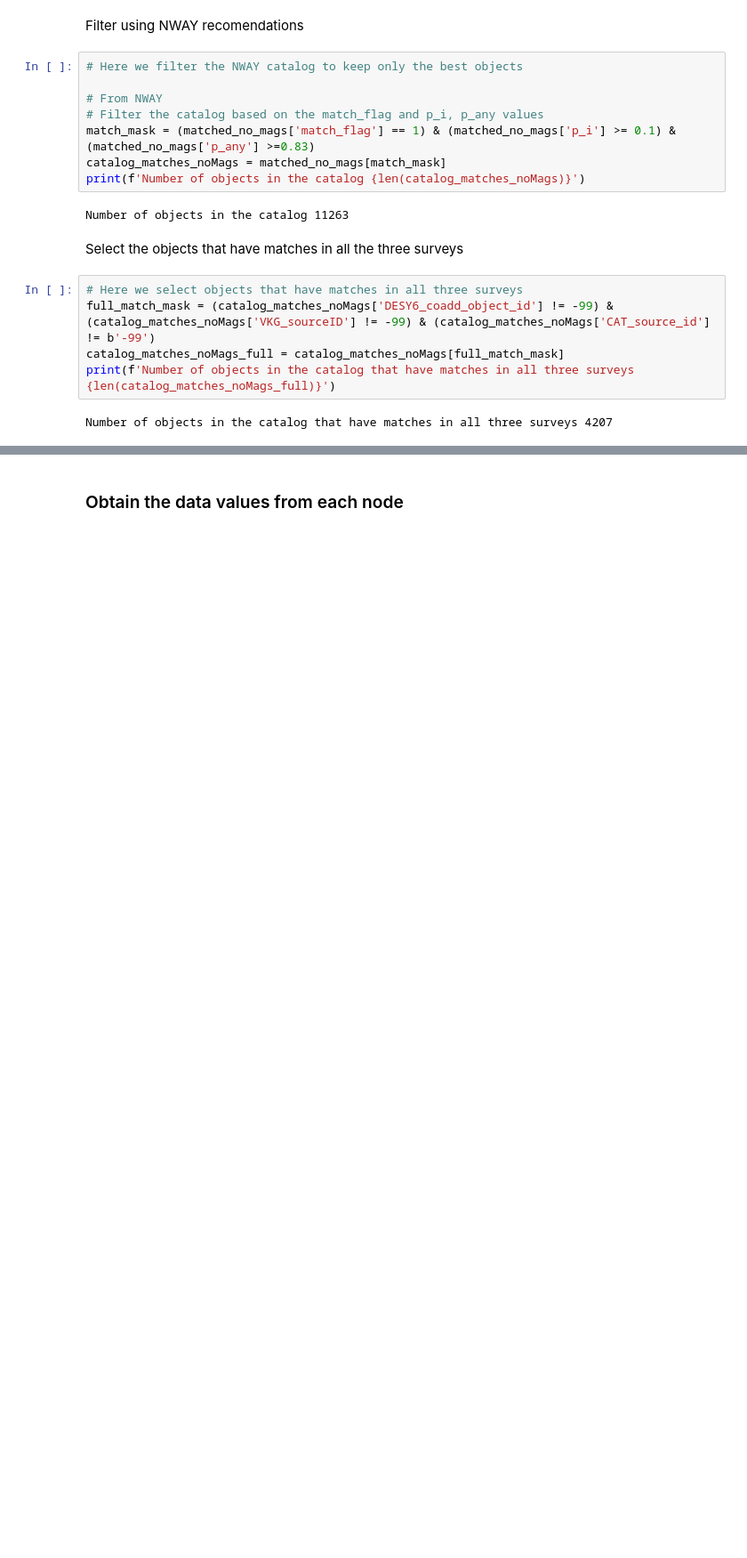
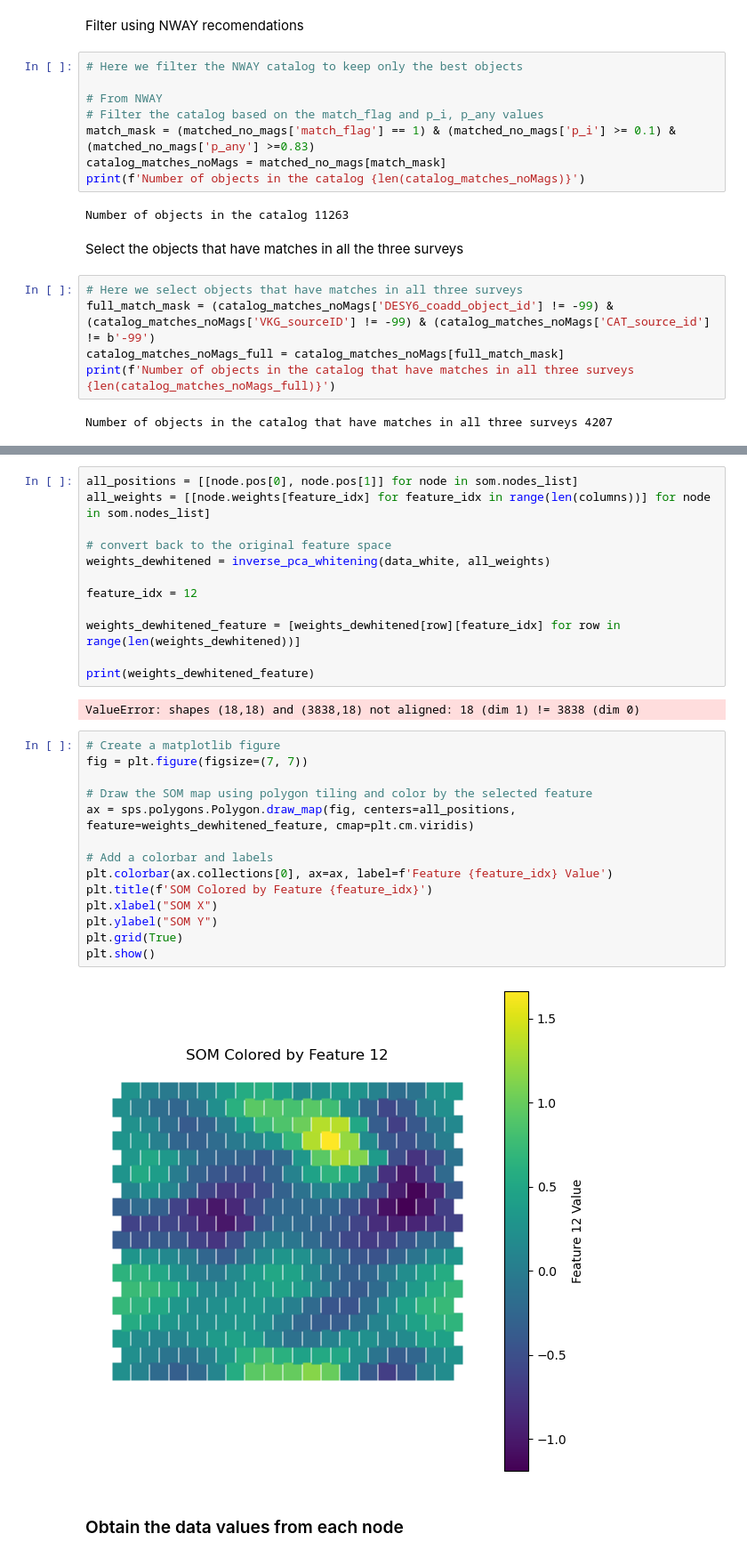
Before and after one commit to theWebTardigrade/fundamental-properties-of-EMU-radio-sources, a Jupyter notebook: code/4_SOMs.ipynb, the cells around one changed output, grey strips where cells are left out. Shown at 89% size. Cells and saved outputs as stored; diff of their text form; blank space fills up the shorter version.

```diff
--- a/code/4_SOMs.ipynb
+++ b/code/4_SOMs.ipynb
@@ -111,2 +411,32 @@ Select the columns to run the SOMs
+# %%
+all_positions = [[node.pos[0], node.pos[1]] for node in som.nodes_list]
+all_weights = [[node.weights[feature_idx] for feature_idx in range(len(columns))] for node in som.nodes_list]
+
+# convert back to the original feature space
+weights_dewhitened = inverse_pca_whitening(data_white, all_weights)
+
+feature_idx = 12
+
+weights_dewhitened_feature = [weights_dewhitened[row][feature_idx] for row in range(len(weights_dewhitened))]
+
+print(weights_dewhitened_feature)
+# %% [output]
+ValueError: shapes (18,18) and (3838,18) not aligned: 18 (dim 1) != 3838 (dim 0)
+# %%
+# Create a matplotlib figure
+fig = plt.figure(figsize=(7, 7))
+
+# Draw the SOM map using polygon tiling and color by the selected feature
+ax = sps.polygons.Polygon.draw_map(fig, centers=all_positions, feature=weights_dewhitened_feature, cmap=plt.cm.viridis)
+
+# Add a colorbar and labels
+plt.colorbar(ax.collections[0], ax=ax, label=f'Feature {feature_idx} Value')
+plt.title(f'SOM Colored by Feature {feature_idx}')
+plt.xlabel("SOM X")
+plt.ylabel("SOM Y")
+plt.grid(True)
+plt.show()
+# %% [output]
+[figure, added]
 # %% [markdown]
 ### Obtain the data values from each node
```
Also changed, not shown: parts of 25 cells of this notebook, 11 other files.
